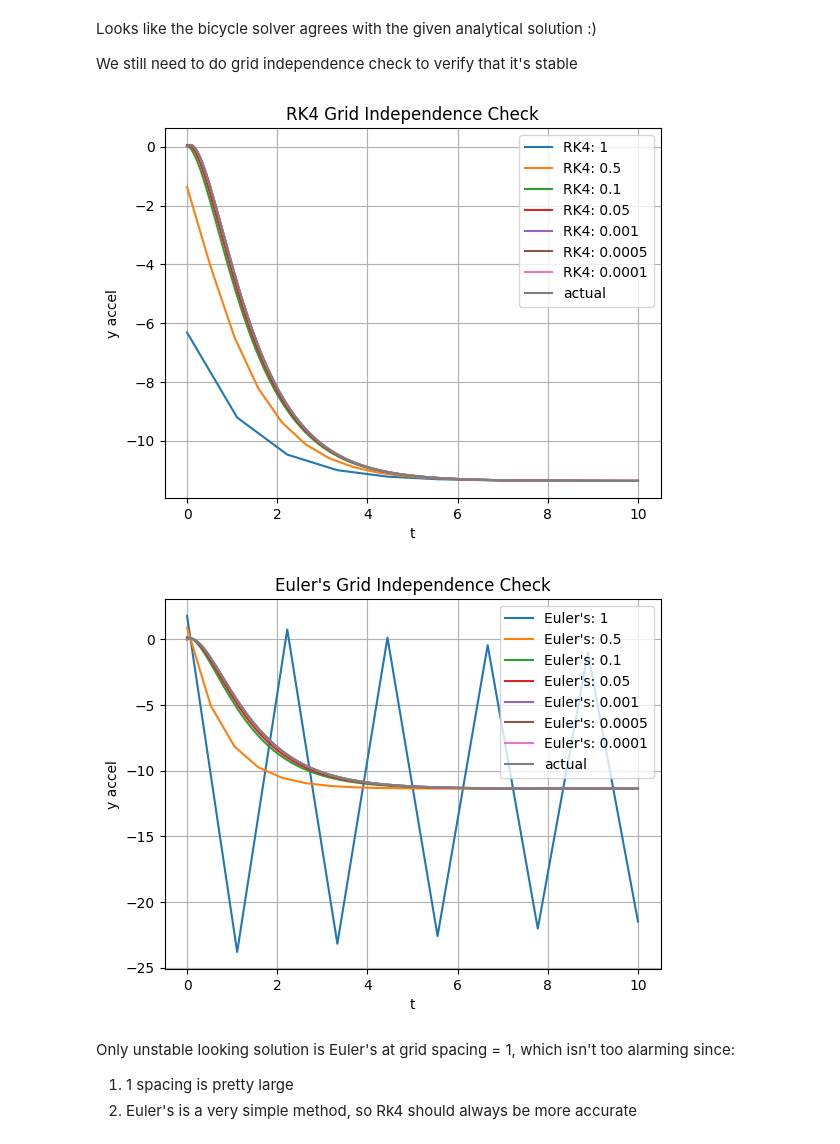
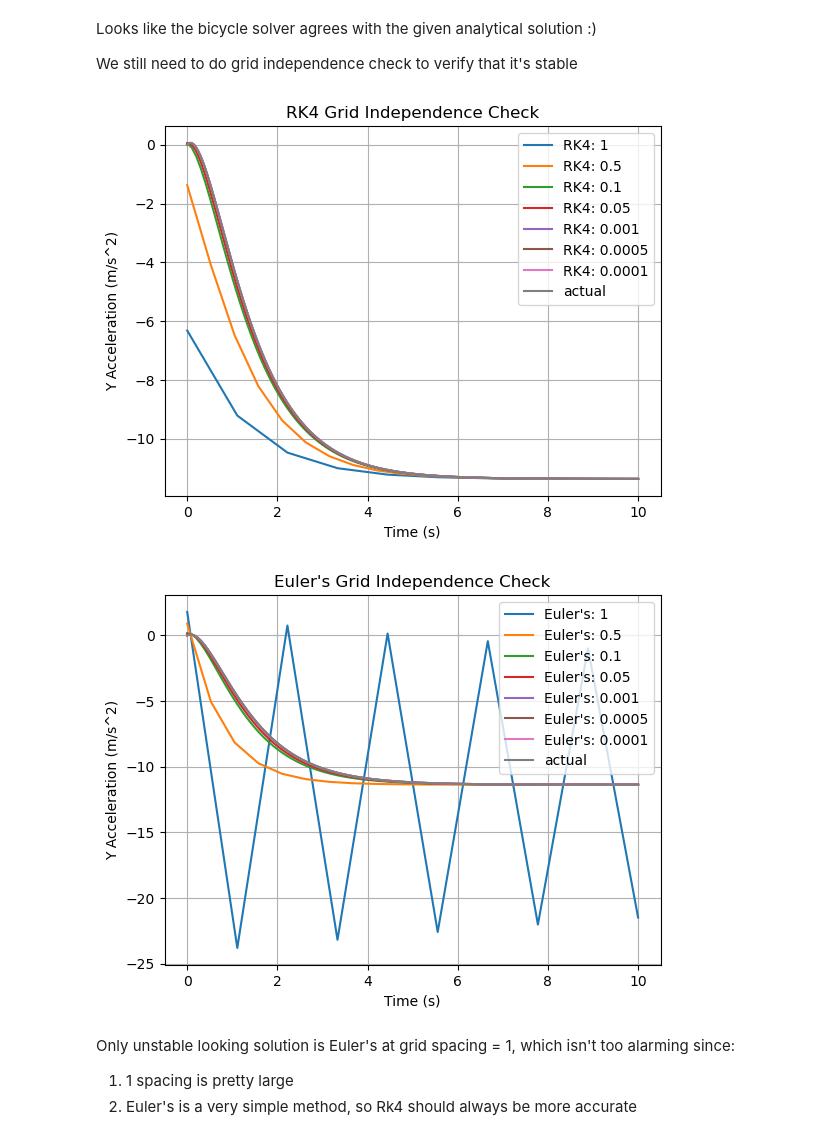
Before and after one commit to hepromark/BicycleModelExploration, a Jupyter notebook: part2.ipynb, the cells around one changed output. Saved outputs shown, nothing was run; the diff lists cells and outputs as text; code cells hidden in the pictures.

```diff
--- a/part2.ipynb
+++ b/part2.ipynb
@@ -194,7 +233,7 @@ Looks like the bicycle solver agrees with the given analytical solution :)
 
 We still need to do grid independence check to verify that it's stable
 # %%
-# Task A Q2
+# Task A Q2 - Done
 # Grid Independence Check
 grid_values = [1, 0.5, 0.1, 0.05, 0.001, 0.0005, 0.0001]
 init_vector = np.array([[0],[0]])
@@ -204,37 +243,37 @@ init_t = 0
 euler_results = []
 rk4_results = []
 
 solver = BicycleSolver(
     m = 1400,
     a = 1.14,
     b = 1.33,
     C_alpha_f = 25000,
     C_alpha_r = 21000,
     I_z = 2420,
     u = 75 * 1000 / 3600
 )
 
 for name, iterator in [("RK4", solver.rk4), ("Euler's", solver.eulers_method)]:
     for step_size in grid_values:
         max_iteration = int(t_final / step_size)
         _, hist_rk4 = solver.solve(iterator, task_a_model, init_vector, 0, max_iteration, step_size)
 
         t_values = np.linspace(init_t, t_final, max_iteration)
 
         plt.plot(t_values, [val[0] for val in hist_rk4], label=f"{name}: {step_size}")
 
     t_values = np.linspace(init_t, t_final, int(t_final / grid_values[-1]))
     plt.plot(t_values, [solver.target(t)[0] for t in t_values], label="actual")
 
-    plt.xlabel('t')
-    plt.ylabel("y accel")
+    plt.xlabel('Time (s)')
+    plt.ylabel("Y Acceleration (m/s^2)")
     plt.title(f"{name} Grid Independence Check")
     plt.legend()
     plt.grid()
     plt.show()
 # %% [output]
-[figure, old version]
+[figure, new version]
-[figure, old version]
+[figure, new version]
 # %% [markdown]
 Only unstable looking solution is Euler's at grid spacing = 1, which isn't too alarming since:
 1. 1 spacing is pretty large
```
Also changed, not shown: parts of 13 cells of this notebook.
